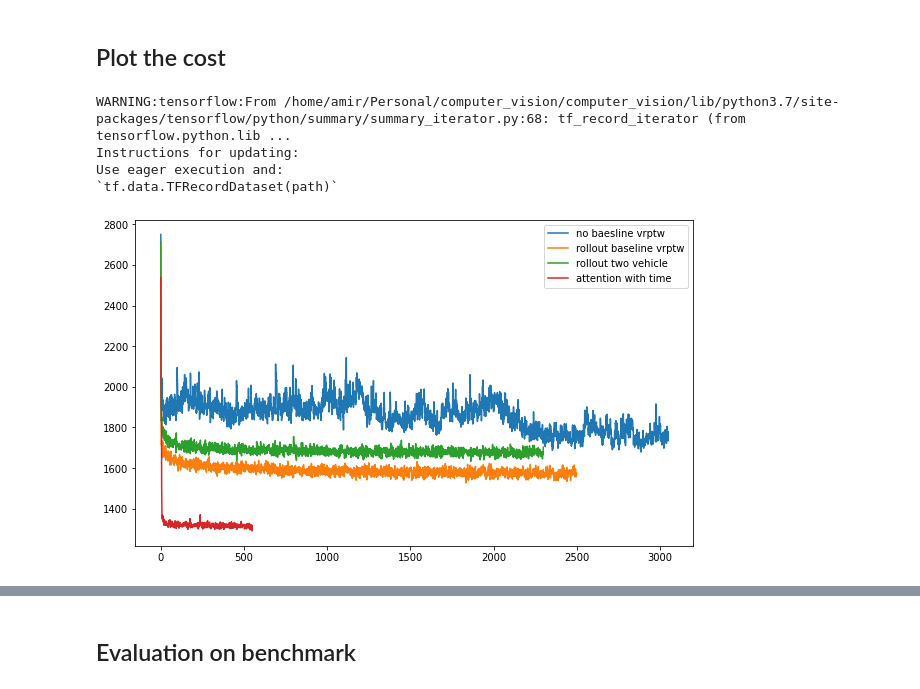
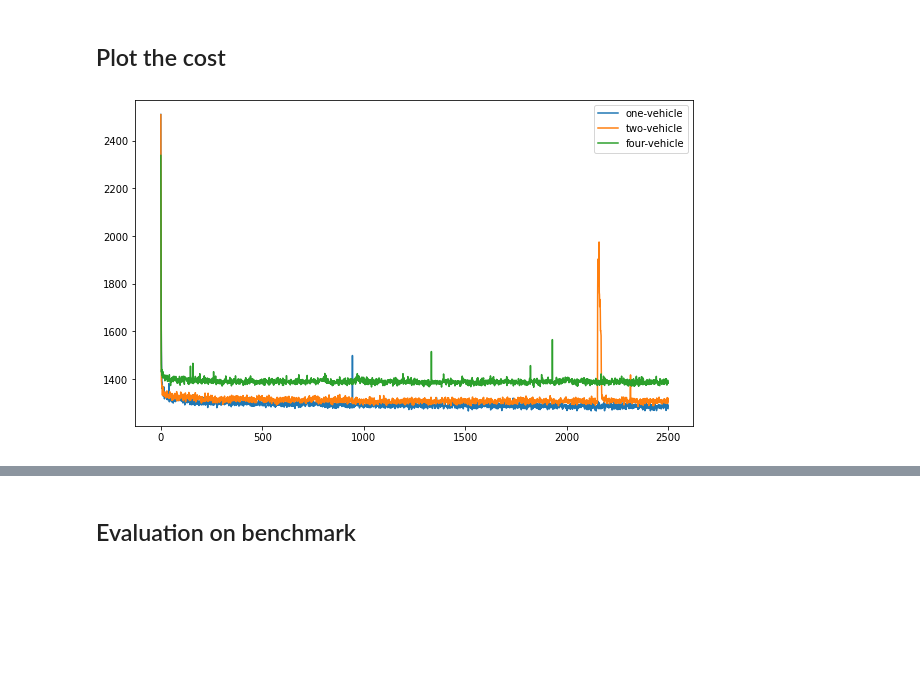
Before and after one commit to amir7697/multi-vehicle_vrp, a Jupyter notebook: evaluation/evaluation.ipynb, the cells around one changed output, grey strips where cells are left out. Saved outputs shown, nothing was run; the diff lists cells and outputs as text; code cells hidden in the pictures; blank space fills up the shorter version.

```diff
--- a/evaluation/evaluation.ipynb
+++ b/evaluation/evaluation.ipynb
@@ -22,15 +22,12 @@ from problems import CVRP, CVRPTW
 # %% [markdown]
 ## Config
 # %%
-LOG_PATH_LIST = [['trained_models/cvrptw_20/simple_vrptw/events.out.tfevents.1598597965.sm',
-                  'trained_models/cvrptw_20/simple_vrptw/events.out.tfevents.1598640700.sm'],
-                 ['trained_models/cvrptw_20/rollout_vrptw/events.out.tfevents.1598680359.sm'],
-                 ['trained_models/cvrptw_20/rollout_two_vehicle/events.out.tfevents.1598716739.sm',
-                  'trained_models/cvrptw_20/rollout_two_vehicle/events.out.tfevents.1598728990.sm'],
-                 ['trained_models/cvrptw_20/rollout_two_vehicle_time_dependant_attention/events.out.tfevents.1598793948.sm']
+LOG_PATH_LIST = [['trained_models/cvrptw_20/parallel-MHA-1/events.out.tfevents.1599220721.sm'],
+                 ['trained_models/cvrptw_20/parallel-MHA-2/events.out.tfevents.1599119708.sm'],
+                 ['trained_models/cvrptw_20/parallel-MHA-4/events.out.tfevents.1599119659.sm']
                 ]
 
-LOG_NAME_LIST = ['no baesline vrptw', 'rollout baseline vrptw', 'rollout two vehicle', 'attention with time']
+LOG_NAME_LIST = ['one-vehicle', 'two-vehicle', 'four-vehicle']
 
 TRAINED_MODEL_PATH = 'trained_models/cvrptw_20/rollout_two_vehicle_time_dependant_attention/epoch-9.pt'
 TRAINED_MODEL_ARGS_PATH = 'trained_models/cvrptw_20/rollout_two_vehicle_time_dependant_attention/args.json'
@@ -42,32 +39,28 @@ PLOTTING_SAMPLE_COUNT = 5
 # %% [markdown]
 ## Plot the cost
 # %%
-def plot_cost(log_list, legned_names):
+def plot_cost(log_list, legned_names, label='avg_cost'):
     plt.figure(figsize = (10, 6))
 
     for logs in log_list:
         batch_counter = 0
         batch_list = []
         avg_cost_list = []
         for log in logs:
             for i, summary in enumerate(summary_iterator(log)):
                 for v in summary.summary.value:
-                    if v.tag == 'avg_cost':
+                    if v.tag == label:
                         batch_list.append(batch_counter)
                         batch_counter += 1
                         avg_cost_list.append(v.simple_value)
 
 
         plt.plot(batch_list, avg_cost_list)
 
     plt.legend(legned_names)
 
     plt.show()
 
 plot_cost(LOG_PATH_LIST, LOG_NAME_LIST)
 # %% [output]
-WARNING:tensorflow:From /home/amir/Personal/computer_vision/computer_vision/lib/python3.7/site-packages/tensorflow/python/summary/summary_iterator.py:68: tf_record_iterator (from tensorflow.python.lib ...
-Instructions for updating:
-Use eager execution and:
-`tf.data.TFRecordDataset(path)`
-[figure, old version]
+[figure, new version]
```
Also changed, not shown: parts of 3 cells of this notebook.
